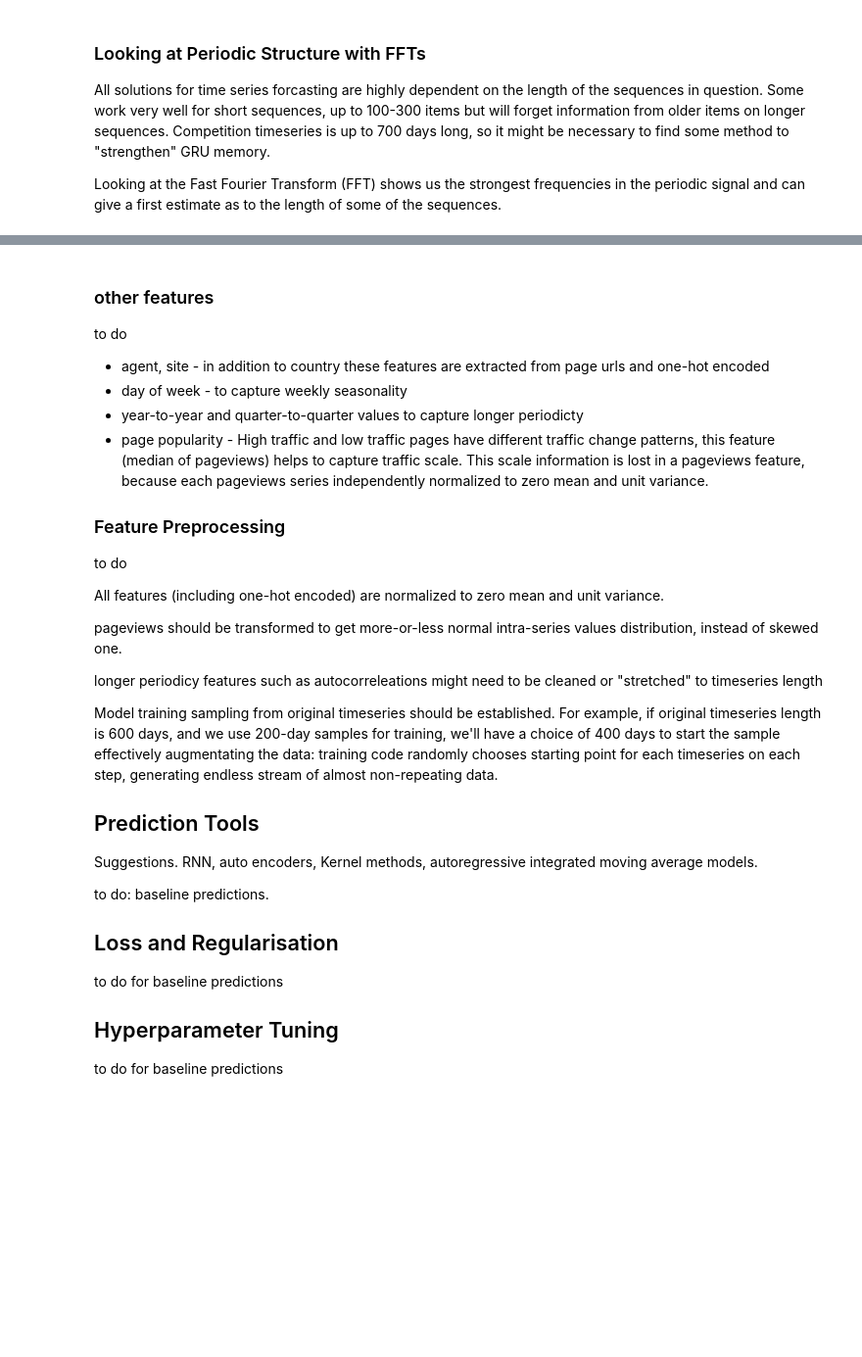
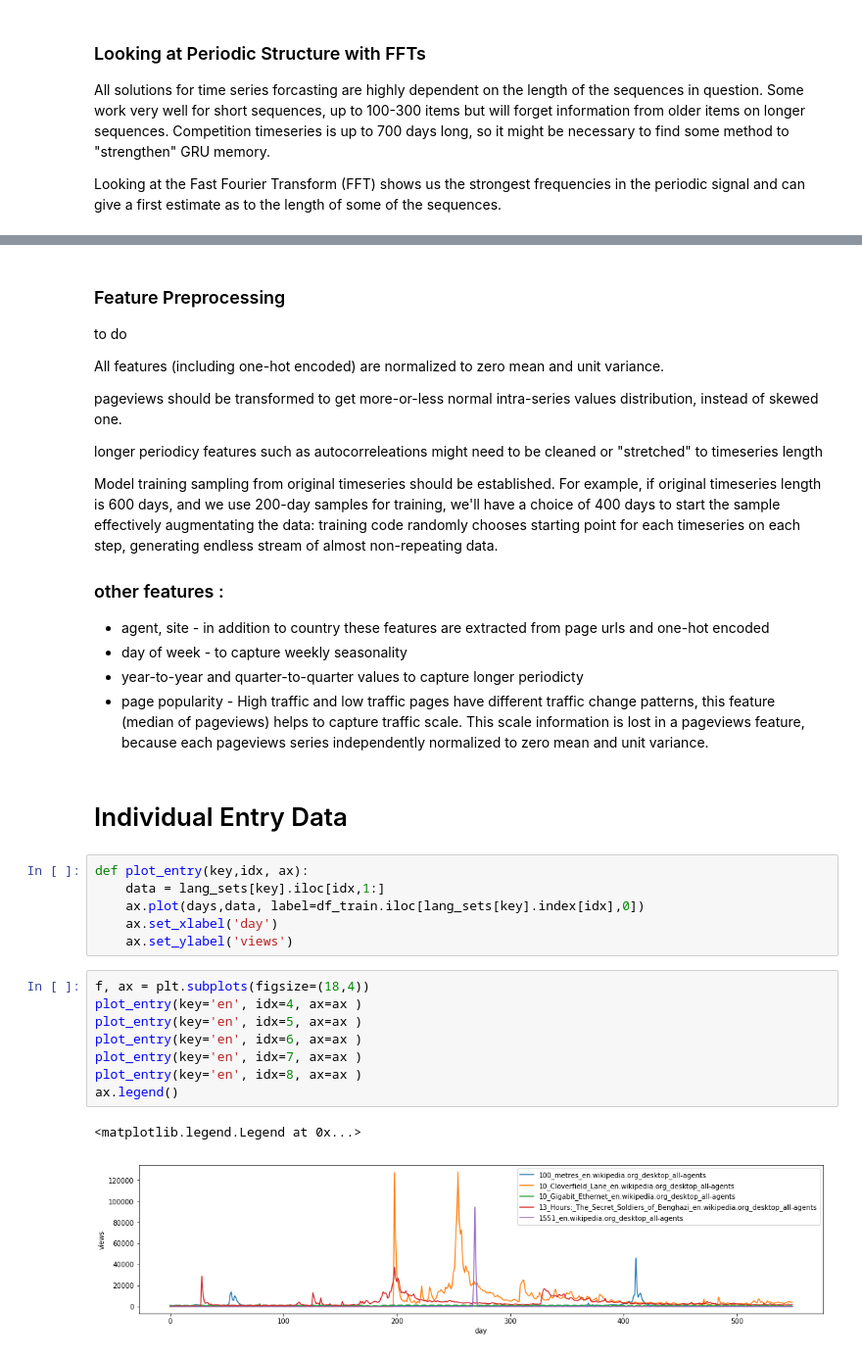
Before and after one commit to SocieteGenevoiseDonnees/KaggleDojoTimeSeriesForcasting, a Jupyter notebook: TimeSeriesForecasting.ipynb, the cells around one changed output, grey strips where cells are left out. Shown at 98% size. Drawn from its saved outputs; the diff is of its cells as text; blank space fills up the shorter version.

Commit message:
Adding some models

```diff
--- a/TimeSeriesForecasting.ipynb
+++ b/TimeSeriesForecasting.ipynb
@@ -134,12 +154,4 @@ for key in sums:
 # %% [markdown]
-### other features
-to do
-
- * agent, site - in addition to country these features are extracted from page urls and one-hot encoded
- * day of week - to capture weekly seasonality
- * year-to-year and quarter-to-quarter values to capture longer periodicty
- * page popularity - High traffic and low traffic pages have different traffic change patterns, this feature (median of pageviews) helps to capture traffic scale. This scale information is lost in a pageviews feature, because each pageviews series independently normalized to zero mean and unit variance.
-
 ### Feature Preprocessing
 to do
 
@@ -151,13 +163,27 @@ longer periodicy features such as autocorreleations might need to be cleaned or
 
 Model training sampling from original timeseries should be established. For example, if original timeseries length is 600 days, and we use 200-day samples for training, we'll have a choice of 400 days to start the sample effectively augmentating the data: training code randomly chooses starting point for each timeseries on each step, generating endless stream of almost non-repeating data.
 
-## Prediction Tools
-Suggestions. RNN, auto encoders, Kernel methods, autoregressive integrated moving average models.
-
-to do: baseline predictions.
-
-## Loss and Regularisation
-to do for baseline predictions
-
-## Hyperparameter Tuning
-to do for baseline predictions
+### other features :
+ * agent, site - in addition to country these features are extracted from page urls and one-hot encoded
+ * day of week - to capture weekly seasonality
+ * year-to-year and quarter-to-quarter values to capture longer periodicty
+ * page popularity - High traffic and low traffic pages have different traffic change patterns, this feature (median of pageviews) helps to capture traffic scale. This scale information is lost in a pageviews feature, because each pageviews series independently normalized to zero mean and unit variance.
+# %% [markdown]
+# Individual Entry Data
+# %%
+def plot_entry(key,idx, ax):
+    data = lang_sets[key].iloc[idx,1:]
+    ax.plot(days,data, label=df_train.iloc[lang_sets[key].index[idx],0])
+    ax.set_xlabel('day')
+    ax.set_ylabel('views')
+# %%
+f, ax = plt.subplots(figsize=(18,4))
+plot_entry(key='en', idx=4, ax=ax )
+plot_entry(key='en', idx=5, ax=ax )
+plot_entry(key='en', idx=6, ax=ax )
+plot_entry(key='en', idx=7, ax=ax )
+plot_entry(key='en', idx=8, ax=ax )
+ax.legend()
+# %% [output]
+<matplotlib.legend.Legend at 0x...>
+[figure, added]
```
Also changed, not shown: parts of 23 cells of this notebook.
